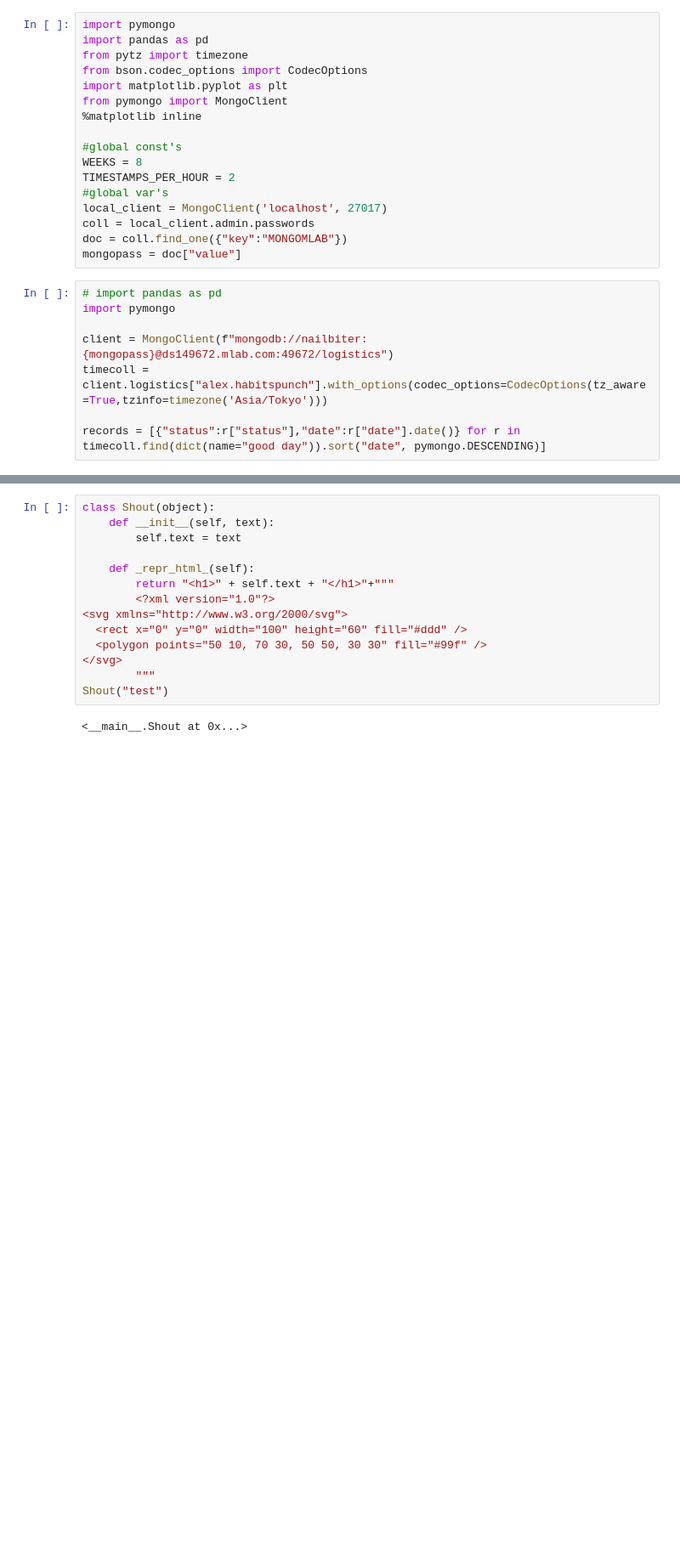
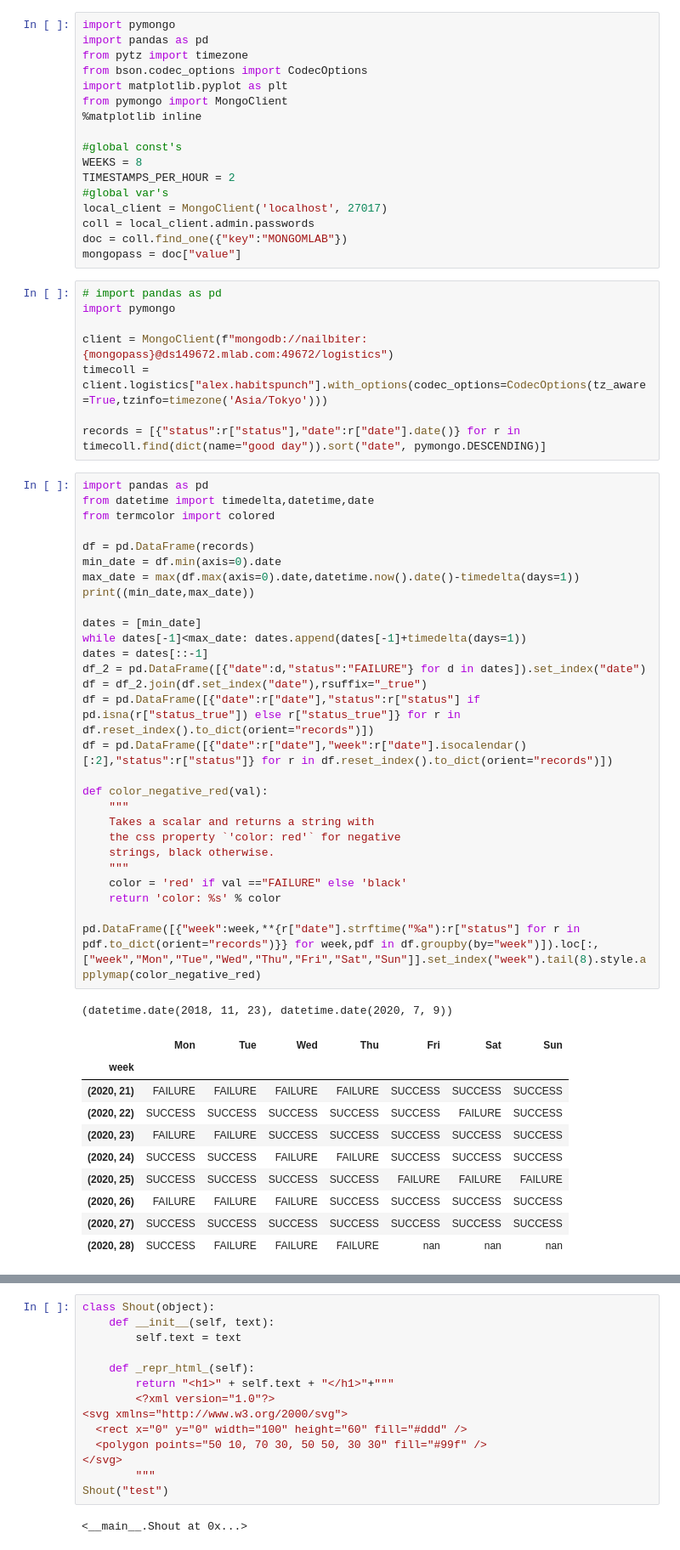
Before and after one commit to nailbiter/for, a Jupyter notebook: forjupiter/2020-06-24-good-day.ipynb, the cells around one changed output, grey strips where cells are left out. Shown at 85% size. Saved outputs shown, nothing was run; the diff lists cells and outputs as text; blank space fills up the shorter version.

```diff
--- a/forjupiter/2020-06-24-good-day.ipynb
+++ b/forjupiter/2020-06-24-good-day.ipynb
@@ -23,6 +23,46 @@ client = MongoClient(f"mongodb://nailbiter:{mongopass}@ds149672.mlab.com:49672/l
 timecoll = client.logistics["alex.habitspunch"].with_options(codec_options=CodecOptions(tz_aware=True,tzinfo=timezone('Asia/Tokyo')))
 
 records = [{"status":r["status"],"date":r["date"].date()} for r in timecoll.find(dict(name="good day")).sort("date", pymongo.DESCENDING)]
+# %%
+import pandas as pd
+from datetime import timedelta,datetime,date
+from termcolor import colored
+
+df = pd.DataFrame(records)
+min_date = df.min(axis=0).date
+max_date = max(df.max(axis=0).date,datetime.now().date()-timedelta(days=1))
+print((min_date,max_date))
+
+dates = [min_date]
+while dates[-1]<max_date: dates.append(dates[-1]+timedelta(days=1))
+dates = dates[::-1]
+df_2 = pd.DataFrame([{"date":d,"status":"FAILURE"} for d in dates]).set_index("date")
+df = df_2.join(df.set_index("date"),rsuffix="_true")
+df = pd.DataFrame([{"date":r["date"],"status":r["status"] if pd.isna(r["status_true"]) else r["status_true"]} for r in df.reset_index().to_dict(orient="records")])
+df = pd.DataFrame([{"date":r["date"],"week":r["date"].isocalendar()[:2],"status":r["status"]} for r in df.reset_index().to_dict(orient="records")])
+
+def color_negative_red(val):
+    """
+    Takes a scalar and returns a string with
+    the css property `'color: red'` for negative
+    strings, black otherwise.
+    """
+    color = 'red' if val =="FAILURE" else 'black'
+    return 'color: %s' % color
+
+pd.DataFrame([{"week":week,**{r["date"].strftime("%a"):r["status"] for r in pdf.to_dict(orient="records")}} for week,pdf in df.groupby(by="week")]).loc[:,["week","Mon","Tue","Wed","Thu","Fri","Sat","Sun"]].set_index("week").tail(8).style.applymap(color_negative_red)
+# %% [output]
+(datetime.date(2018, 11, 23), datetime.date(2020, 7, 9))
+|  | Mon | Tue | Wed | Thu | Fri | Sat | Sun |
+| week |  |  |  |  |  |  |  |
+| (2020, 21) | FAILURE | FAILURE | FAILURE | FAILURE | SUCCESS | SUCCESS | SUCCESS |
+| (2020, 22) | SUCCESS | SUCCESS | SUCCESS | SUCCESS | SUCCESS | FAILURE | SUCCESS |
+| (2020, 23) | FAILURE | FAILURE | SUCCESS | SUCCESS | SUCCESS | SUCCESS | SUCCESS |
+| (2020, 24) | SUCCESS | SUCCESS | FAILURE | FAILURE | SUCCESS | SUCCESS | SUCCESS |
+| (2020, 25) | SUCCESS | SUCCESS | SUCCESS | SUCCESS | FAILURE | FAILURE | FAILURE |
+| (2020, 26) | FAILURE | FAILURE | FAILURE | SUCCESS | SUCCESS | SUCCESS | SUCCESS |
+| (2020, 27) | SUCCESS | SUCCESS | SUCCESS | SUCCESS | SUCCESS | SUCCESS | SUCCESS |
+| (2020, 28) | SUCCESS | FAILURE | FAILURE | FAILURE | nan | nan | nan |
 # %%
 import pandas as pd
 from datetime import timedelta,datetime,date
```
Also changed, not shown: parts of 1 cell of this notebook, 5 other files.
